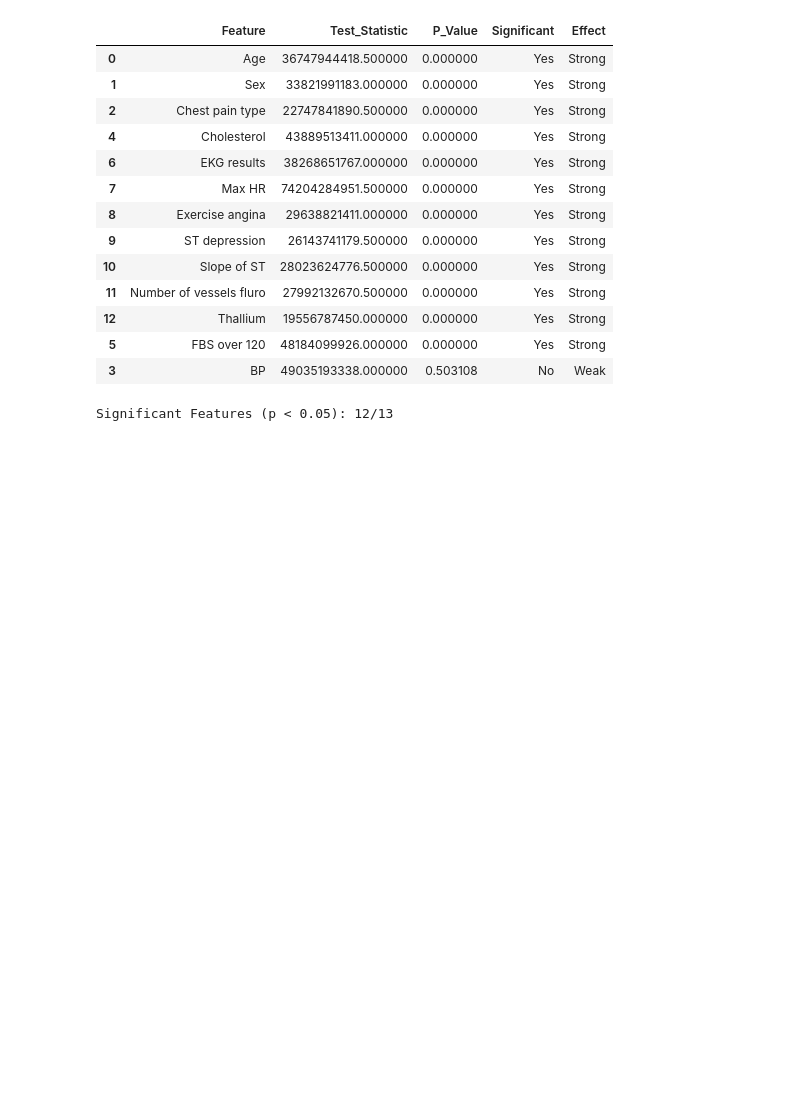
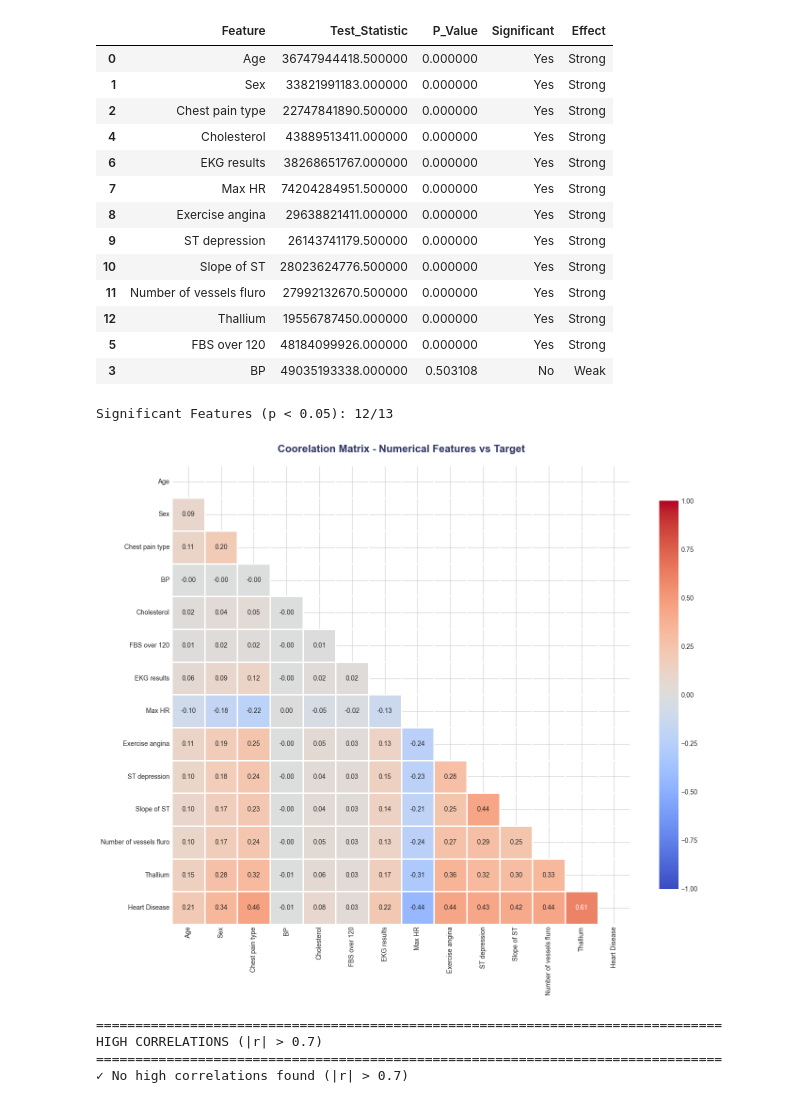
Before and after one commit to Choi-Juno/KagglePractice, a Jupyter notebook: playground-s6-e2.ipynb, the cells around one changed output. Cells and saved outputs as stored; diff of their text form; code cells hidden in the pictures; blank space fills up the shorter version.

```diff
--- a/playground-s6-e2.ipynb
+++ b/playground-s6-e2.ipynb
@@ -428,3 +532,48 @@ Significance Level: ⍺ = 0.05
 | 5 | FBS over 120 | 48184099926.000000 | 0.000000 | Yes | Strong |
 | 3 | BP | 49035193338.000000 | 0.503108 | No | Weak |
 Significant Features (p < 0.05): 12/13
+# %%
+corr_data = train[NUMS + [TARGET]].copy()
+
+if corr_data[TARGET].dtype == 'object':
+    target_mapping = {val: idx for idx, val in enumerate(sorted(corr_data[TARGET].unique()))}
+    corr_data[TARGET] = corr_data[TARGET].map(target_mapping)
+
+corr_matrix = corr_data.corr()
+
+mask = np.triu(np.ones_like(corr_matrix, dtype=bool))
+
+fig, ax = plt.subplots(figsize=(14, 12))
+sns.heatmap(corr_matrix, mask=mask, annot=True, fmt='.2f', cmap='coolwarm', vmin=-1, vmax=1, center=0, square=True, linewidth=1, cbar_kws={'shrink': 0.8}, ax=ax)
+
+ax.set_title('Coorelation Matrix - Numerical Features vs Target', fontsize=16, fontweight='bold', color=COLORS['dark'], pad=20)
+
+plt.tight_layout()
+plt.show()
+
+print("="*80)
+print("HIGH CORRELATIONS (|r| > 0.7)")
+print("="*80)
+
+high_corr = []
+for i in range(len(corr_matrix.columns)):
+    for j in range(i+1, len(corr_matrix.columns)):
+        if abs(corr_matrix.iloc[i, j]) > 0.7:
+            high_corr.append({
+                'Feature_1': corr_matrix.columns[i],
+                'Feature_2': corr_matrix.columns[j],
+                'Correlation': corr_matrix.iloc[i, j]
+            })
+
+if high_corr:
+    high_corr_df = pd.DataFrame(high_corr).sort_values('Correlation', key=abs, ascending=False)
+    display(high_corr_df)
+    print("\n⚠ High multicollinearity detected. Consider feature selection or regularization.")
+else:
+    print("✓ No high correlations found (|r| > 0.7)")
+# %% [output]
+[figure, added]
+================================================================================
+HIGH CORRELATIONS (|r| > 0.7)
+================================================================================
+✓ No high correlations found (|r| > 0.7)
```
Also changed, not shown: parts of 17 cells of this notebook.
